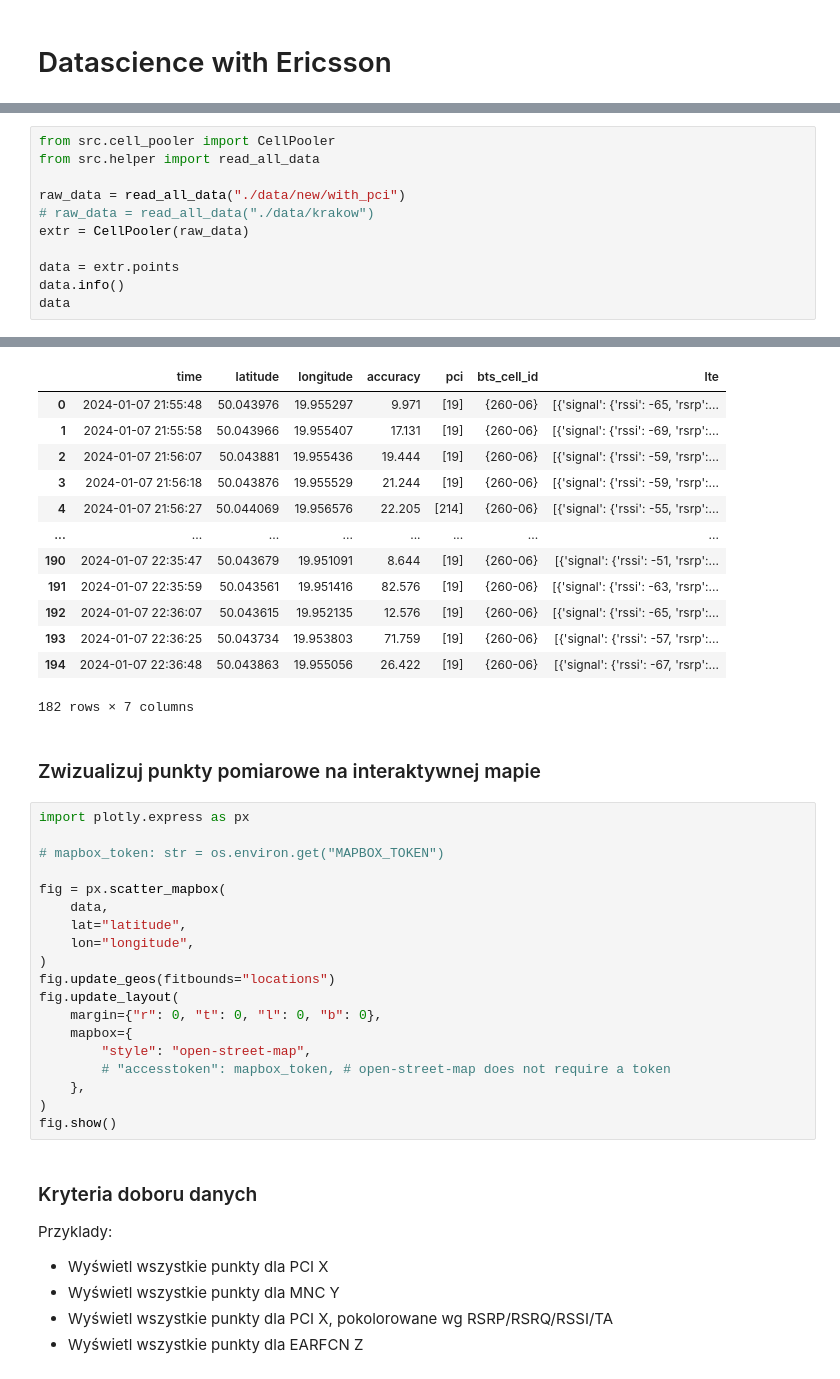
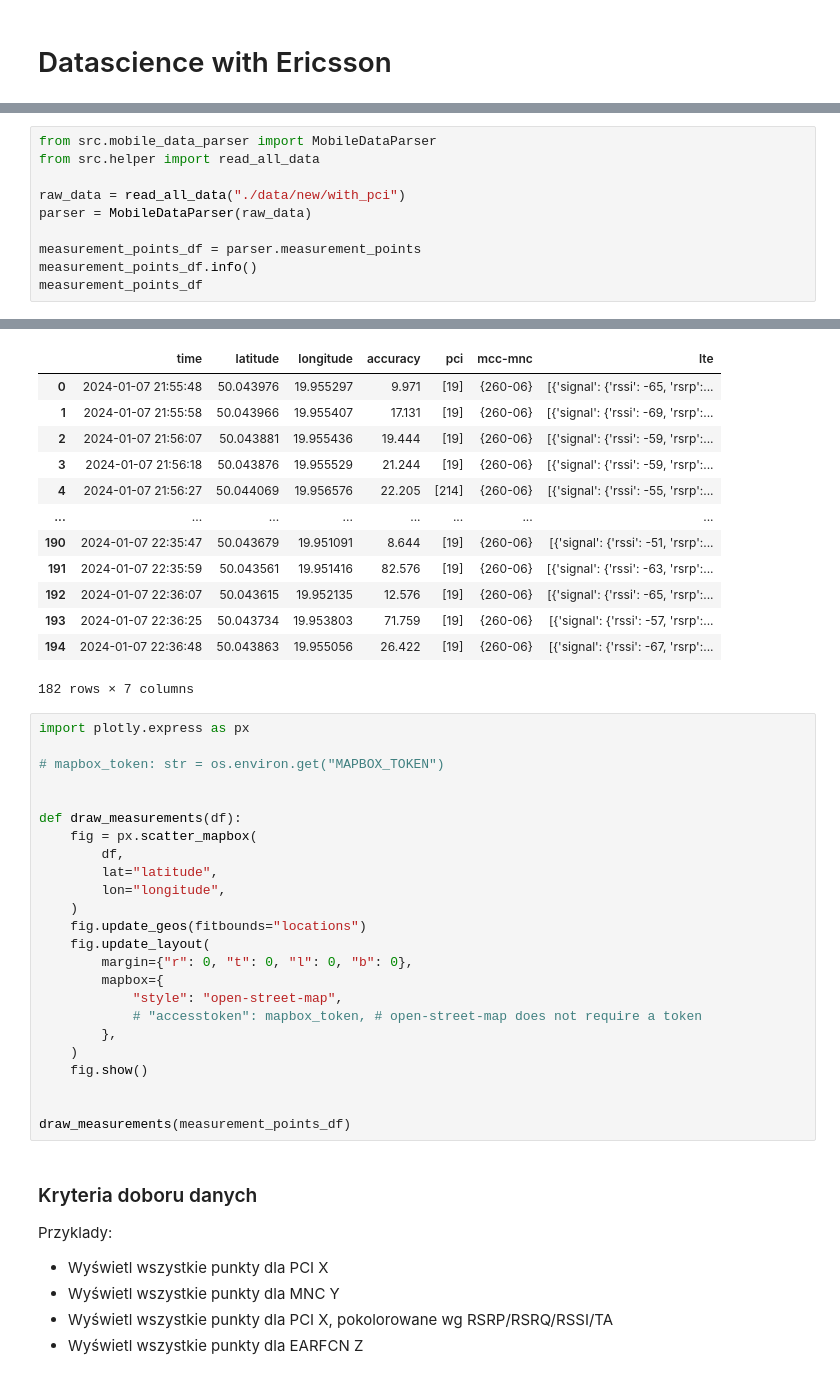
Before and after one commit to Aleksander-Kluczka-AGH/agh_wfiis_dsboece_project, a Jupyter notebook: project.ipynb, the cells around one changed output, grey strips where cells are left out. Cells and saved outputs as stored; diff of their text form.

```diff
--- a/project.ipynb
+++ b/project.ipynb
@@ -10,13 +26,12 @@ sys.path.append(".")
 # %%
-from src.cell_pooler import CellPooler
+from src.mobile_data_parser import MobileDataParser
 from src.helper import read_all_data
 
 raw_data = read_all_data("./data/new/with_pci")
-# raw_data = read_all_data("./data/krakow")
-extr = CellPooler(raw_data)
+parser = MobileDataParser(raw_data)
 
-data = extr.points
-data.info()
-data
+measurement_points_df = parser.measurement_points
+measurement_points_df.info()
+measurement_points_df
 # %% [output]
 <class 'pandas.core.frame.DataFrame'>
@@ -34,6 +49,6 @@ Data columns (total 7 columns):
 dtypes: datetime64[ns](1), float64(3), object(3)
 memory usage: 11.4+ KB
-|  | time | latitude | longitude | accuracy | pci | bts_cell_id | lte |
+|  | time | latitude | longitude | accuracy | pci | mcc-mnc | lte |
 | 0 | 2024-01-07 21:55:48 | 50.043976 | 19.955297 | 9.971 | [19] | {260-06} | [{'signal': {'rssi': -65, 'rsrp':... |
 | 1 | 2024-01-07 21:55:58 | 50.043966 | 19.955407 | 17.131 | [19] | {260-06} | [{'signal': {'rssi': -69, 'rsrp':... |
 | 2 | 2024-01-07 21:56:07 | 50.043881 | 19.955436 | 19.444 | [19] | {260-06} | [{'signal': {'rssi': -59, 'rsrp':... |
@@ -46,27 +61,30 @@ memory usage: 11.4+ KB
 | 193 | 2024-01-07 22:36:25 | 50.043734 | 19.953803 | 71.759 | [19] | {260-06} | [{'signal': {'rssi': -57, 'rsrp':... |
 | 194 | 2024-01-07 22:36:48 | 50.043863 | 19.955056 | 26.422 | [19] | {260-06} | [{'signal': {'rssi': -67, 'rsrp':... |
 182 rows × 7 columns
-# %% [markdown]
-### Zwizualizuj punkty pomiarowe na interaktywnej mapie
 # %%
 import plotly.express as px
 
 # mapbox_token: str = os.environ.get("MAPBOX_TOKEN")
 
-fig = px.scatter_mapbox(
-    data,
-    lat="latitude",
-    lon="longitude",
-)
-fig.update_geos(fitbounds="locations")
-fig.update_layout(
-    margin={"r": 0, "t": 0, "l": 0, "b": 0},
-    mapbox={
-        "style": "open-street-map",
-        # "accesstoken": mapbox_token, # open-street-map does not require a token
-    },
-)
-fig.show()
+
+def draw_measurements(df):
+    fig = px.scatter_mapbox(
+        df,
+        lat="latitude",
+        lon="longitude",
+    )
+    fig.update_geos(fitbounds="locations")
+    fig.update_layout(
+        margin={"r": 0, "t": 0, "l": 0, "b": 0},
+        mapbox={
+            "style": "open-street-map",
+            # "accesstoken": mapbox_token, # open-street-map does not require a token
+        },
+    )
+    fig.show()
+
+
+draw_measurements(measurement_points_df)
 # %% [markdown]
 ### Kryteria doboru danych
 
```
Also changed, not shown: parts of 19 cells of this notebook, 3 other files.
